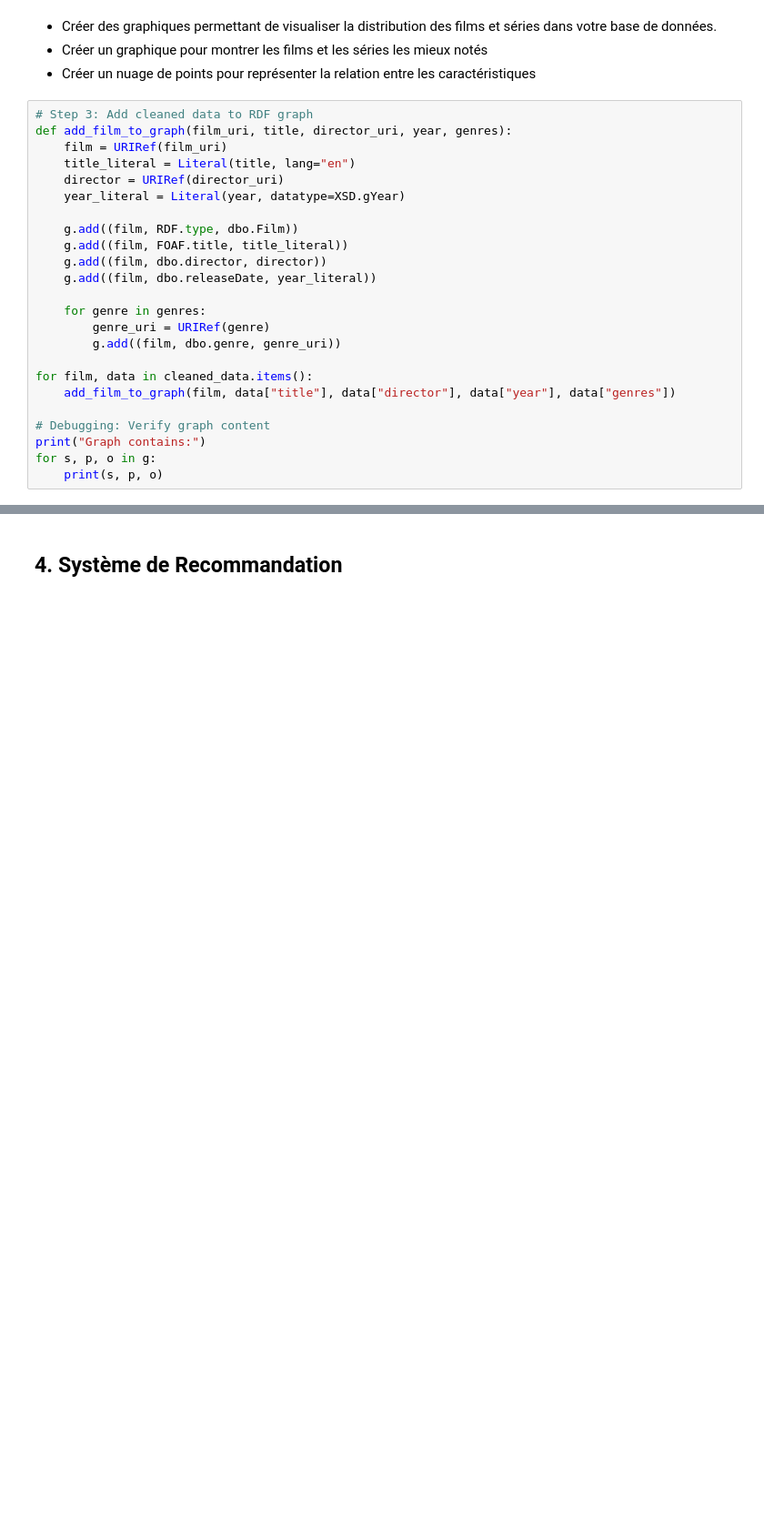
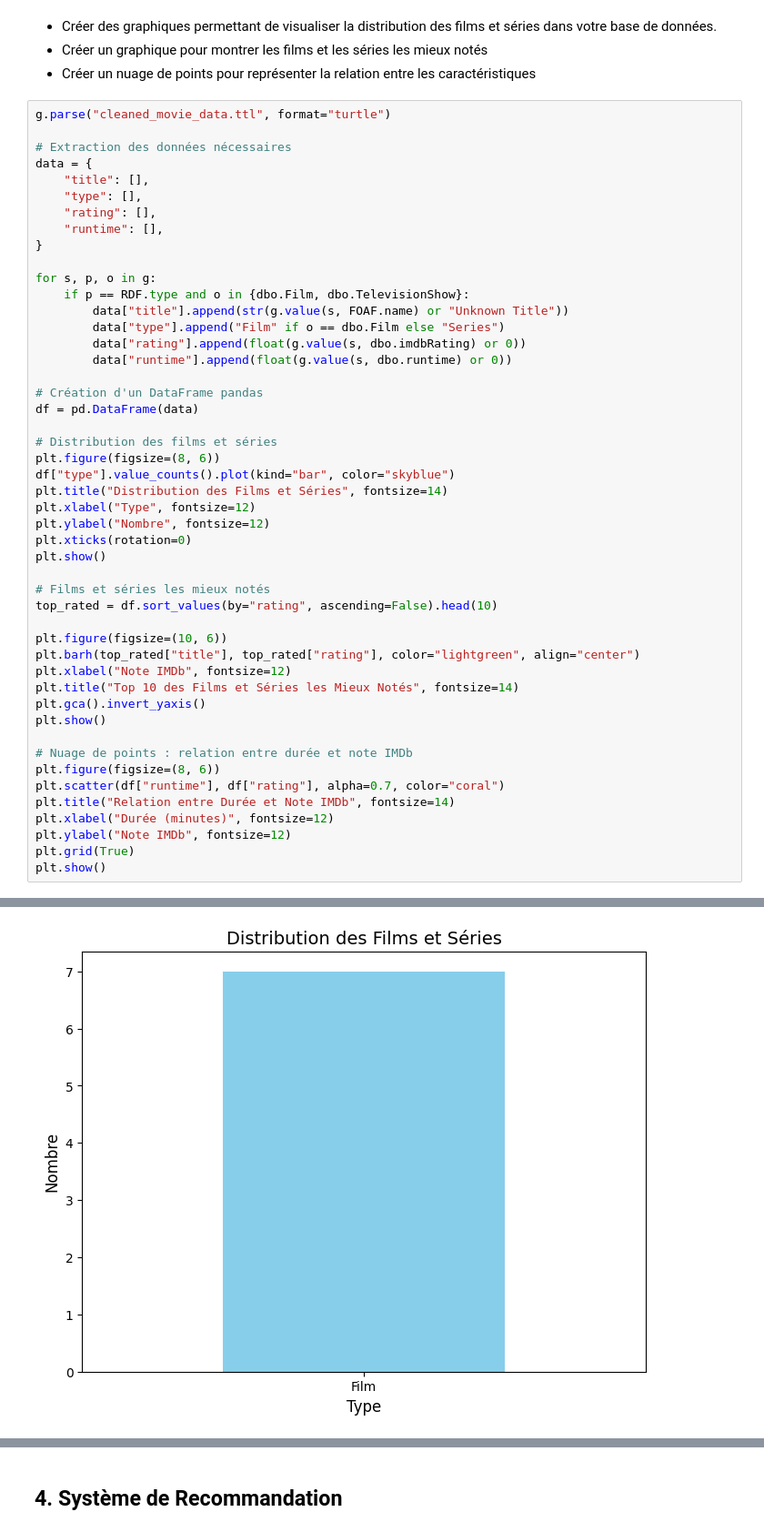
Before and after one commit to NimaNIKOOKAR/Web_Semantique_project, a Jupyter notebook: Mini_Projet.ipynb, the cells around one changed output, grey strips where cells are left out. Shown: that part at 91% size. Saved outputs shown, nothing was run; the diff lists cells and outputs as text; blank space fills up the shorter version.

```diff
--- a/Mini_Projet.ipynb
+++ b/Mini_Projet.ipynb
@@ -156,27 +219,51 @@ http://dbpedia.org/resource/Robotech_(TV_series): {'title': 'Robotech (TV series
 - Créer un graphique pour montrer les films et les séries les mieux notés
 - Créer un nuage de points pour représenter la relation entre les caractéristiques
 # %%
-# Step 3: Add cleaned data to RDF graph
-def add_film_to_graph(film_uri, title, director_uri, year, genres):
-    film = URIRef(film_uri)
-    title_literal = Literal(title, lang="en")
-    director = URIRef(director_uri)
-    year_literal = Literal(year, datatype=XSD.gYear)
+g.parse("cleaned_movie_data.ttl", format="turtle")
 
-    g.add((film, RDF.type, dbo.Film))
-    g.add((film, FOAF.title, title_literal))
-    g.add((film, dbo.director, director))
-    g.add((film, dbo.releaseDate, year_literal))
+# Extraction des données nécessaires
+data = {
+    "title": [],
+    "type": [],
+    "rating": [],
+    "runtime": [],
+}
 
-    for genre in genres:
-        genre_uri = URIRef(genre)
-        g.add((film, dbo.genre, genre_uri))
+for s, p, o in g:
+    if p == RDF.type and o in {dbo.Film, dbo.TelevisionShow}:
+        data["title"].append(str(g.value(s, FOAF.name) or "Unknown Title"))
+        data["type"].append("Film" if o == dbo.Film else "Series")
+        data["rating"].append(float(g.value(s, dbo.imdbRating) or 0))
+        data["runtime"].append(float(g.value(s, dbo.runtime) or 0))
 
-for film, data in cleaned_data.items():
-    add_film_to_graph(film, data["title"], data["director"], data["year"], data["genres"])
+# Création d'un DataFrame pandas
+df = pd.DataFrame(data)
 
-# Debugging: Verify graph content
-print("Graph contains:")
-for s, p, o in g:
-    print(s, p, o)
+# Distribution des films et séries
+plt.figure(figsize=(8, 6))
+df["type"].value_counts().plot(kind="bar", color="skyblue")
+plt.title("Distribution des Films et Séries", fontsize=14)
+plt.xlabel("Type", fontsize=12)
+plt.ylabel("Nombre", fontsize=12)
+plt.xticks(rotation=0)
+plt.show()
+
+# Films et séries les mieux notés
+top_rated = df.sort_values(by="rating", ascending=False).head(10)
+
+plt.figure(figsize=(10, 6))
+plt.barh(top_rated["title"], top_rated["rating"], color="lightgreen", align="center")
+plt.xlabel("Note IMDb", fontsize=12)
+plt.title("Top 10 des Films et Séries les Mieux Notés", fontsize=14)
+plt.gca().invert_yaxis()
+plt.show()
+
+# Nuage de points : relation entre durée et note IMDb
+plt.figure(figsize=(8, 6))
+plt.scatter(df["runtime"], df["rating"], alpha=0.7, color="coral")
+plt.title("Relation entre Durée et Note IMDb", fontsize=14)
+plt.xlabel("Durée (minutes)", fontsize=12)
+plt.ylabel("Note IMDb", fontsize=12)
+plt.grid(True)
+plt.show()
 # %% [output]
@@ -199,0 +270 @@ http://dbpedia.org/resource/Cars_Toons http://dbpedia.org/ontology/genre http://
+[figure, added]
```
Also changed, not shown: parts of 3 cells of this notebook, 3 other files.
